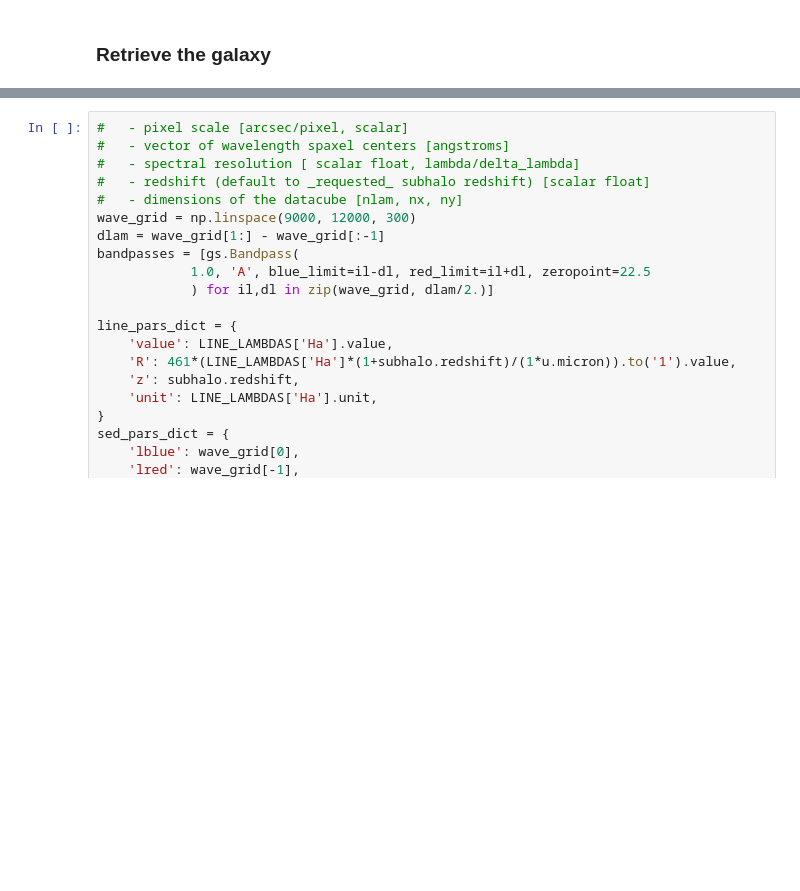
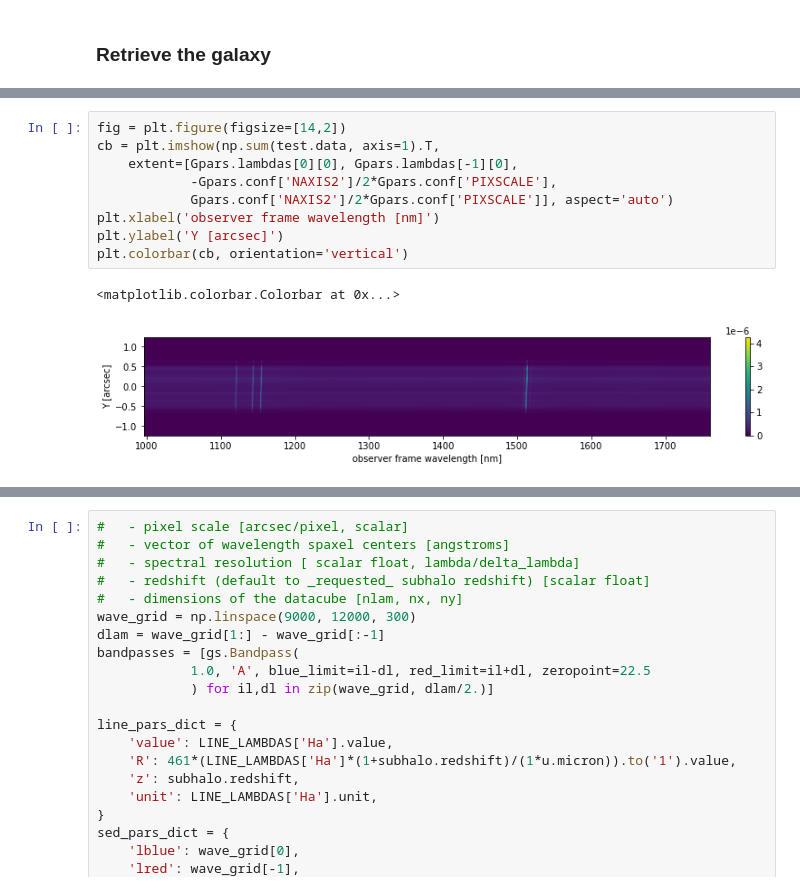
Before and after one commit to sweverett/kl-tools, a Jupyter notebook: notebooks/TNG2Grism.ipynb, the cells around one changed output, grey strips where cells are left out. Cells and saved outputs as stored; diff of their text form; blank space fills up the shorter version.

```diff
--- a/notebooks/TNG2Grism.ipynb
+++ b/notebooks/TNG2Grism.ipynb
@@ -22,0 +290,12 @@ closest snapshot to desired redshift 0.5 is at http://www.tng-project.org/api/TN
+# %%
+fig = plt.figure(figsize=[14,2])
+cb = plt.imshow(np.sum(test.data, axis=1).T,
+    extent=[Gpars.lambdas[0][0], Gpars.lambdas[-1][0],
+            -Gpars.conf['NAXIS2']/2*Gpars.conf['PIXSCALE'],
+            Gpars.conf['NAXIS2']/2*Gpars.conf['PIXSCALE']], aspect='auto')
+plt.xlabel('observer frame wavelength [nm]')
+plt.ylabel('Y [arcsec]')
+plt.colorbar(cb, orientation='vertical')
+# %% [output]
+<matplotlib.colorbar.Colorbar at 0x...>
+[figure, added]
```
Also changed, not shown: parts of 56 cells of this notebook, 5 other files.
